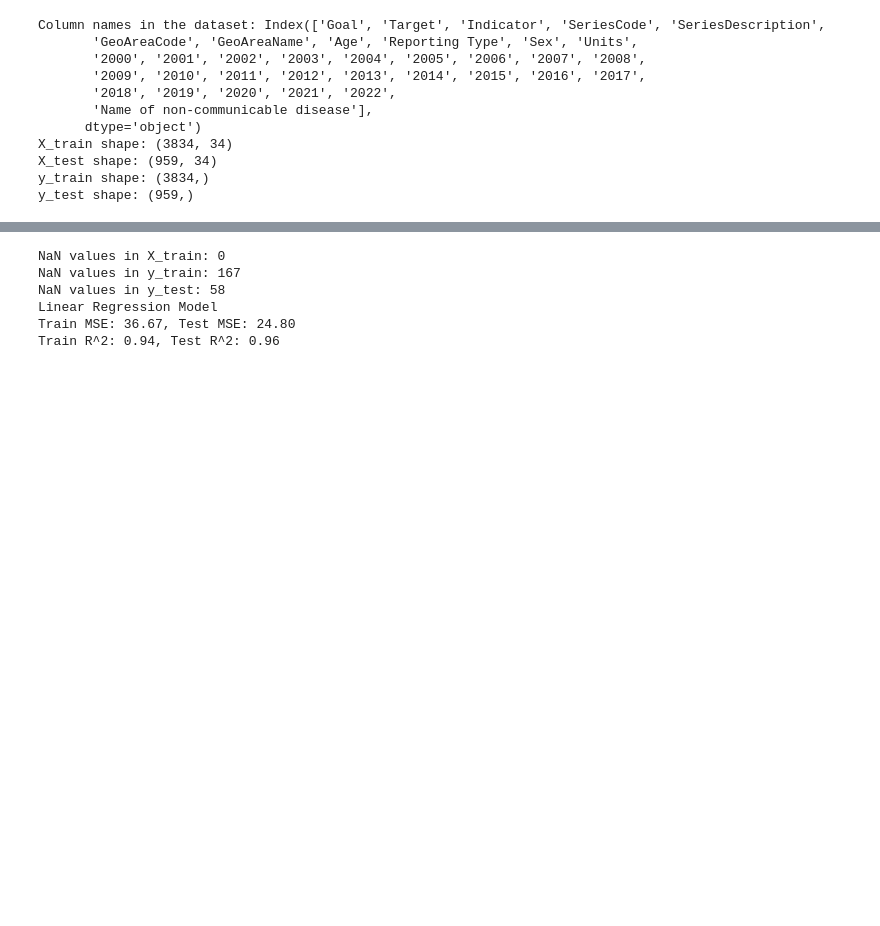
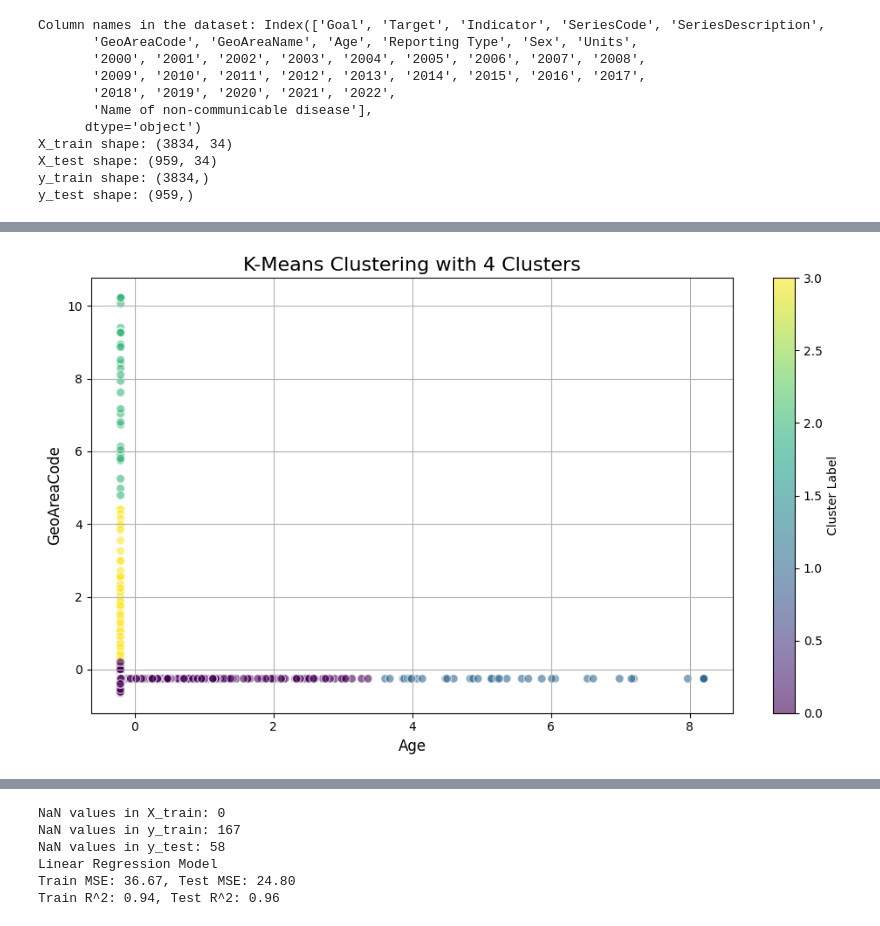
Before and after one commit to anjalidubeyy/sdg-project-machine-learning-, a Jupyter notebook: ml_project_final_code(unsdg).ipynb, the cells around one changed output, grey strips where cells are left out. Saved outputs shown, nothing was run; the diff lists cells and outputs as text; code cells hidden in the pictures; blank space fills up the shorter version.

Commit message:
clustering algorithms added

```diff
--- a/ml_project_final_code(unsdg).ipynb
+++ b/ml_project_final_code(unsdg).ipynb
@@ -284,0 +161,43 @@ Passing `palette` without assigning `hue` is deprecated and will be removed in v
+# %%
+#K MEANS CLUSTERING
+from sklearn.cluster import KMeans
+import matplotlib.pyplot as plt
+from sklearn.preprocessing import StandardScaler
+
+# Assuming X_train is already a numpy array, you should convert it to a DataFrame for easier column selection:
+# Create a DataFrame with relevant column names from your dataset
+X_train_df = pd.DataFrame(X_train, columns=data.drop(columns=['2022']).columns)  # Using column names from your original dataset
+
+# Select the relevant features for clustering
+X_clustering = X_train_df[['Age', 'GeoAreaCode']]  # Features: Age and GeoAreaCode
+
+# Scale the features for better visualization
+scaler = StandardScaler()
+X_scaled = scaler.fit_transform(X_clustering)
+
+# Define number of clusters
+k = 4  # Number of clusters
+
+# Apply KMeans clustering
+kmeans = KMeans(n_clusters=k, random_state=42)
+kmeans.fit(X_scaled)
+
+# Assign clusters to data points
+X_train_clusters = kmeans.predict(X_scaled)
+
+# Plot clusters
+plt.figure(figsize=(10, 6))
+scatter = plt.scatter(X_scaled[:, 0], X_scaled[:, 1], c=X_train_clusters, cmap='viridis', s=50, alpha=0.6, edgecolors='w', marker='o')
+
+# Customize plot
+plt.title(f'K-Means Clustering with {k} Clusters', fontsize=16)
+plt.xlabel('Age', fontsize=12)
+plt.ylabel('GeoAreaCode', fontsize=12)
+plt.colorbar(scatter, label='Cluster Label')
+plt.grid(True)
+
+# Show plot
+plt.tight_layout()
+plt.show()
+# %% [output]
+[figure, added]
```
Also changed, not shown: parts of 12 cells of this notebook.
